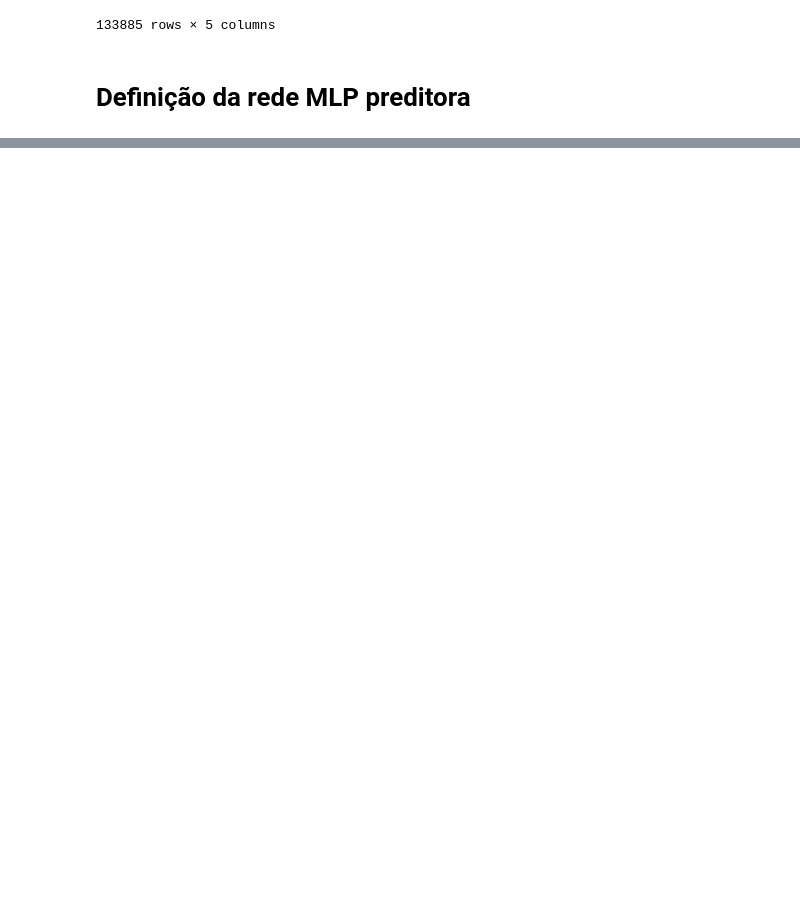
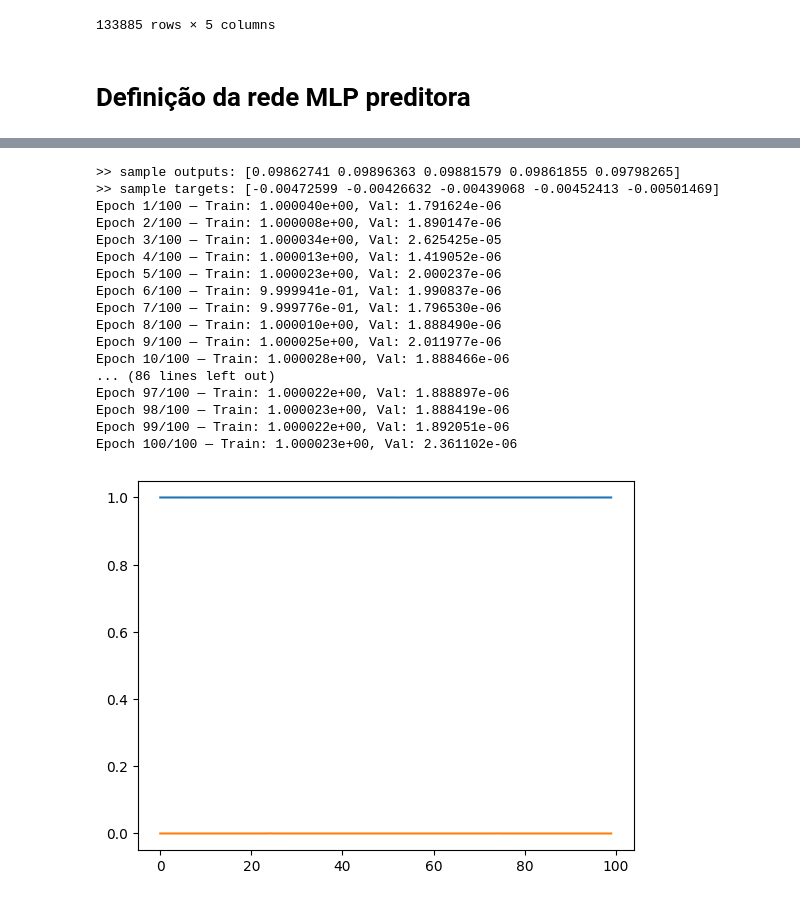
Before and after one commit to gbonavina/property-prediction-with-lstm, a Jupyter notebook: selfsupervised-learning/predictor-model.ipynb, the cells around one changed output, grey strips where cells are left out. Drawn from its saved outputs; the diff is of its cells as text; code cells hidden in the pictures; blank space fills up the shorter version.

```diff
--- a/selfsupervised-learning/predictor-model.ipynb
+++ b/selfsupervised-learning/predictor-model.ipynb
@@ -135,0 +200,11 @@ SyntaxError: incomplete input (326970354.py, line 2)
+# %%
+vocab = [
+    '#', '(', ')', '-', '/', '1', '2', '3', '4', '5', '6', '=', 'Br', 'C', 'Cl',
+    'F', 'I', 'In', 'N', 'O', 'P', 'S', '[17O]', '[AlH-]', '[AlH2-]', '[AlH3-]',
+    '[AsH3-]', '[BH-]', '[BH2-]', '[BH3-]', '[C-]', '[C@@H]', '[C@@]', '[C@H]',
+    '[C@]', '[CH-]', '[CH2-]', '[CH2]', '[CH]', '[C]', '[GaH-]', '[GaH2-]', '[GaH3-]',
+    '[InH-]', '[InH2-]', '[InH3-]', '[N+]', '[N-]', '[N@+]', '[N@@+]', '[N@@]', '[N@]',
+    '[NH+]', '[NH-]', '[NH2+]', '[NH3+]', '[NH]', '[N]', '[NbH3-]', '[O+]', '[O-]', '[O]',
+    '[PH+]', '[PH3-]', '[PH4-]', '[S+]', '[SbH3-]', '[Si]', '[TaH3-]', '[c-]', '[cH-]',
+    '[n+]', '[n-]', '[nH+]', '[nH]', '[o+]', '\\', 'c', 'n', 'o', ''
+]
@@ -135,0 +376,26 @@ SyntaxError: incomplete input (326970354.py, line 2)
+# %%
+class CLRFeatureExtractor(nn.Module):
+    def __init__(self, clr_model):
+        super().__init__()
+        self.emb            = clr_model.emb
+        self.encoder        = clr_model.SMILESEnc1
+        self.projection     = clr_model.projection_head
+
+    def forward(self, x, lengths):
+        x_emb = self.emb(x)
+        h_lstm = self.encoder(x_emb, lengths)
+        return self.projection(h_lstm)
+# %%
+feat_extractor = CLRFeatureExtractor(clr_model).to(device)
+for p in feat_extractor.parameters():
+    p.requires_grad = True
+
+model = MLP(
+  clr_model=clr_model,
+  smiles_encoder=feat_extractor,
+  input_dim=6*clr_model.dim,
+  layers=[2048,1024,512,256,128,64,32]
+).to(device)
+
+optimizer = torch.optim.Adam(model.parameters(), lr=1e-3)
+criterion = nn.MSELoss()
@@ -135,0 +422,27 @@ SyntaxError: incomplete input (326970354.py, line 2)
+# %%
+train_losses, val_losses = train_model(model=model, optimizer=optimizer, criterion=criterion, train_loader=train_loader, val_loader=val_loader, device=device)
+
+import matplotlib.pyplot as plt
+
+plt.plot(train_losses)
+plt.plot(val_losses)
+plt.show()
+# %% [output]
+>> sample outputs: [0.09862741 0.09896363 0.09881579 0.09861855 0.09798265]
+>> sample targets: [-0.00472599 -0.00426632 -0.00439068 -0.00452413 -0.00501469]
+Epoch 1/100 — Train: 1.000040e+00, Val: 1.791624e-06
+Epoch 2/100 — Train: 1.000008e+00, Val: 1.890147e-06
+Epoch 3/100 — Train: 1.000034e+00, Val: 2.625425e-05
+Epoch 4/100 — Train: 1.000013e+00, Val: 1.419052e-06
+Epoch 5/100 — Train: 1.000023e+00, Val: 2.000237e-06
+Epoch 6/100 — Train: 9.999941e-01, Val: 1.990837e-06
+Epoch 7/100 — Train: 9.999776e-01, Val: 1.796530e-06
+Epoch 8/100 — Train: 1.000010e+00, Val: 1.888490e-06
+Epoch 9/100 — Train: 1.000025e+00, Val: 2.011977e-06
+Epoch 10/100 — Train: 1.000028e+00, Val: 1.888466e-06
+... (86 lines left out)
+Epoch 97/100 — Train: 1.000022e+00, Val: 1.888897e-06
+Epoch 98/100 — Train: 1.000023e+00, Val: 1.888419e-06
+Epoch 99/100 — Train: 1.000022e+00, Val: 1.892051e-06
+Epoch 100/100 — Train: 1.000023e+00, Val: 2.361102e-06
+[figure, added]
```
Also changed, not shown: parts of 23 cells of this notebook, 4 other files.
